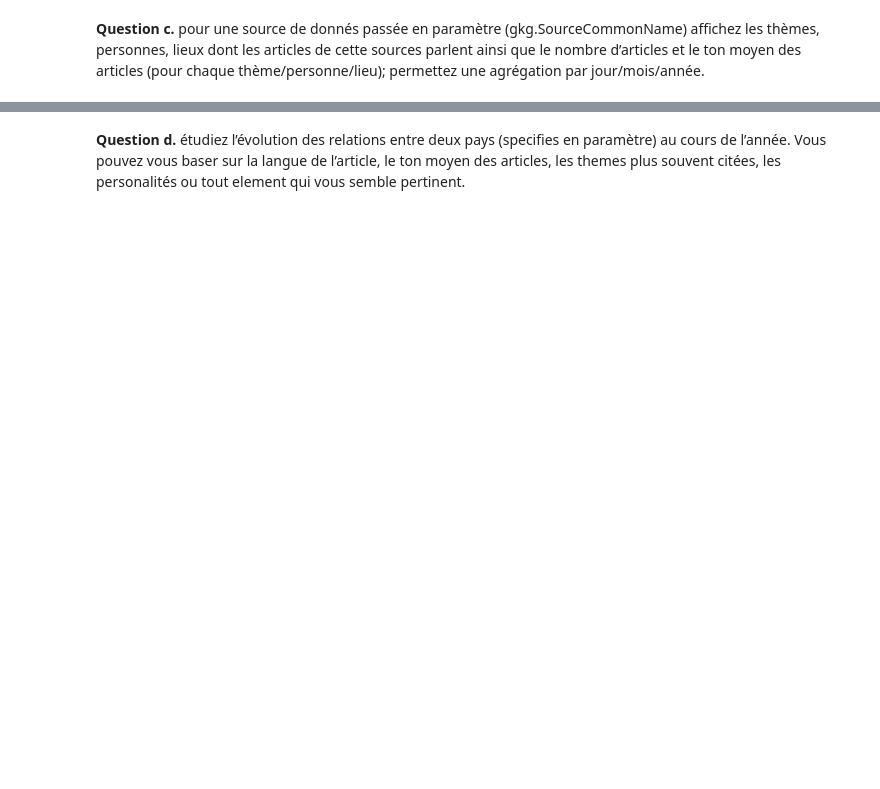
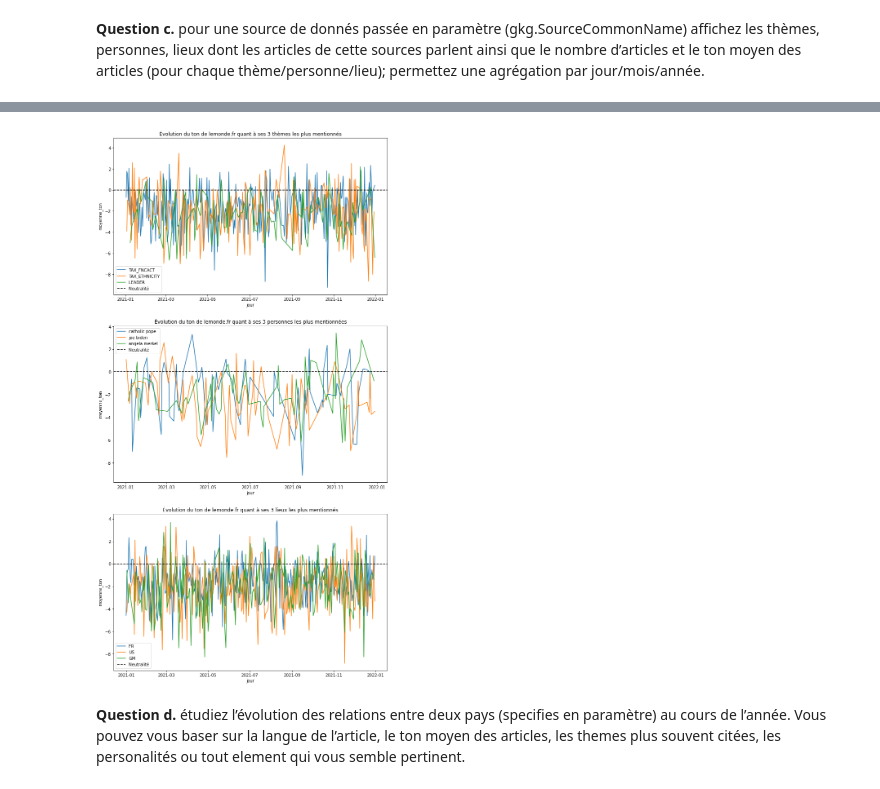
Before and after one commit to pierre-db/SD728_NoSQL-Projet, a Jupyter notebook: rendu/SD728-Projet_NoSQL.ipynb, the cells around one changed output, grey strips where cells are left out. Saved outputs shown, nothing was run; the diff lists cells and outputs as text; code cells hidden in the pictures; blank space fills up the shorter version.

```diff
--- a/rendu/SD728-Projet_NoSQL.ipynb
+++ b/rendu/SD728-Projet_NoSQL.ipynb
@@ -69,2 +143,20 @@ data_c.head()
+# %%
+fig = plt.figure(figsize=(12,24))
+for i, col in enumerate(["theme","personne","lieu"]):
+    ax = fig.add_subplot(3,1,i+1)
+    for item in data_c[col].value_counts().index.to_list()[:3]:
+        df = data_c[data_c[col]==item]
+        sns.lineplot(x=pd.to_datetime(df["jour"], format="%Y%m%d"), y=df["moyenne_ton"], ci=None, label=item, ax=ax)
+    ax.axhline(y=0, color="black", linestyle="dashed", label="Neutralité")
+    ax.legend()
+    if col == "theme":
+        ax.set_title(f"Évolution du ton de {source} quant à ses 3 thèmes les plus mentionnés")
+    elif col == "personne":
+        ax.set_title(f"Évolution du ton de {source} quant à ses 3 personnes les plus mentionnées")
+    if col == "lieu":
+        ax.set_title(f"Évolution du ton de {source} quant à ses 3 lieux les plus mentionnés")
+plt.show()
+# %% [output]
+[figure, added]
 # %% [markdown]
 **Question d.** étudiez l’évolution des relations entre deux pays (specifies en paramètre) au cours de l’année. Vous pouvez vous baser sur la langue de l’article, le ton moyen des articles, les themes plus souvent citées, les personalités ou tout element qui vous semble pertinent.
```
Also changed, not shown: parts of 24 cells of this notebook, 3 other files.
